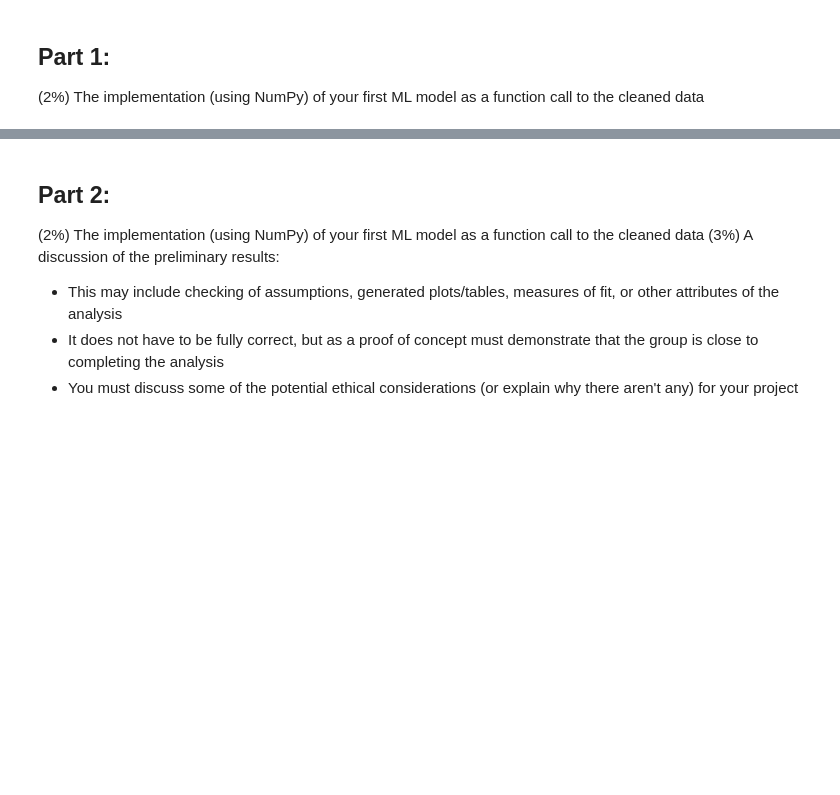
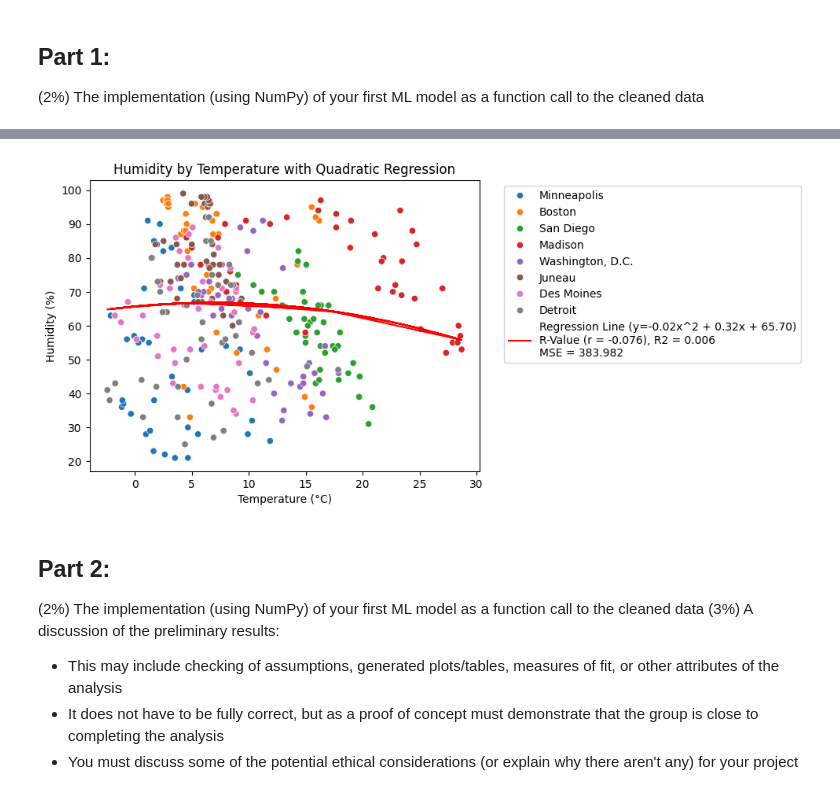
Before and after one commit to carolineamonaco/DS3000_Project_Weather, a Jupyter notebook: phase3.ipynb, the cells around one changed output, grey strips where cells are left out. Drawn from its saved outputs; the diff is of its cells as text; code cells hidden in the pictures; blank space fills up the shorter version.

```diff
--- a/phase3.ipynb
+++ b/phase3.ipynb
@@ -82,3 +85,22 @@ plt.show()
+# %%
+regression2 = np.polyfit(df['Temperature (°C)'], df['Humidity (%)'], 2)
+
+line = (regression2[0] * df['Temperature (°C)']**2) + (regression2[1] * df['Temperature (°C)']) + regression2[2]
+
+r_value = df['Temperature (°C)'].corr(df['Humidity (%)'])
+linear_r2 = r_value ** 2
+mse = mean_squared_error(df['Humidity (%)'], line)
+
+sns.scatterplot(x = 'Temperature (°C)', y = 'Humidity (%)', data = df, hue = 'City')
+plt.plot(df['Temperature (°C)'], line, color = 'red', label = f'Regression Line (y={regression2[0]:.2f}x^2 + {regression2[1]:.2f}x + {regression2[2]:.2f})\nR-Value (r = {round(r_value, 3)}), R2 = {round(linear_r2, 3)}\nMSE = {round(mse, 3)}')
+
+plt.xlabel('Temperature (°C)')
+plt.ylabel('Humidity (%)')
+plt.title('Humidity by Temperature with Quadratic Regression')
+plt.legend(bbox_to_anchor=(1.05, 1), loc = 'upper left')
+plt.show()
+# %% [output]
+[figure, added]
 # %% [markdown]
 ## Part 2:
 (2%) The implementation (using NumPy) of your first ML model as a function call to the cleaned data (3%) A discussion of the preliminary results:
```
Also changed, not shown: parts of 4 cells of this notebook.
